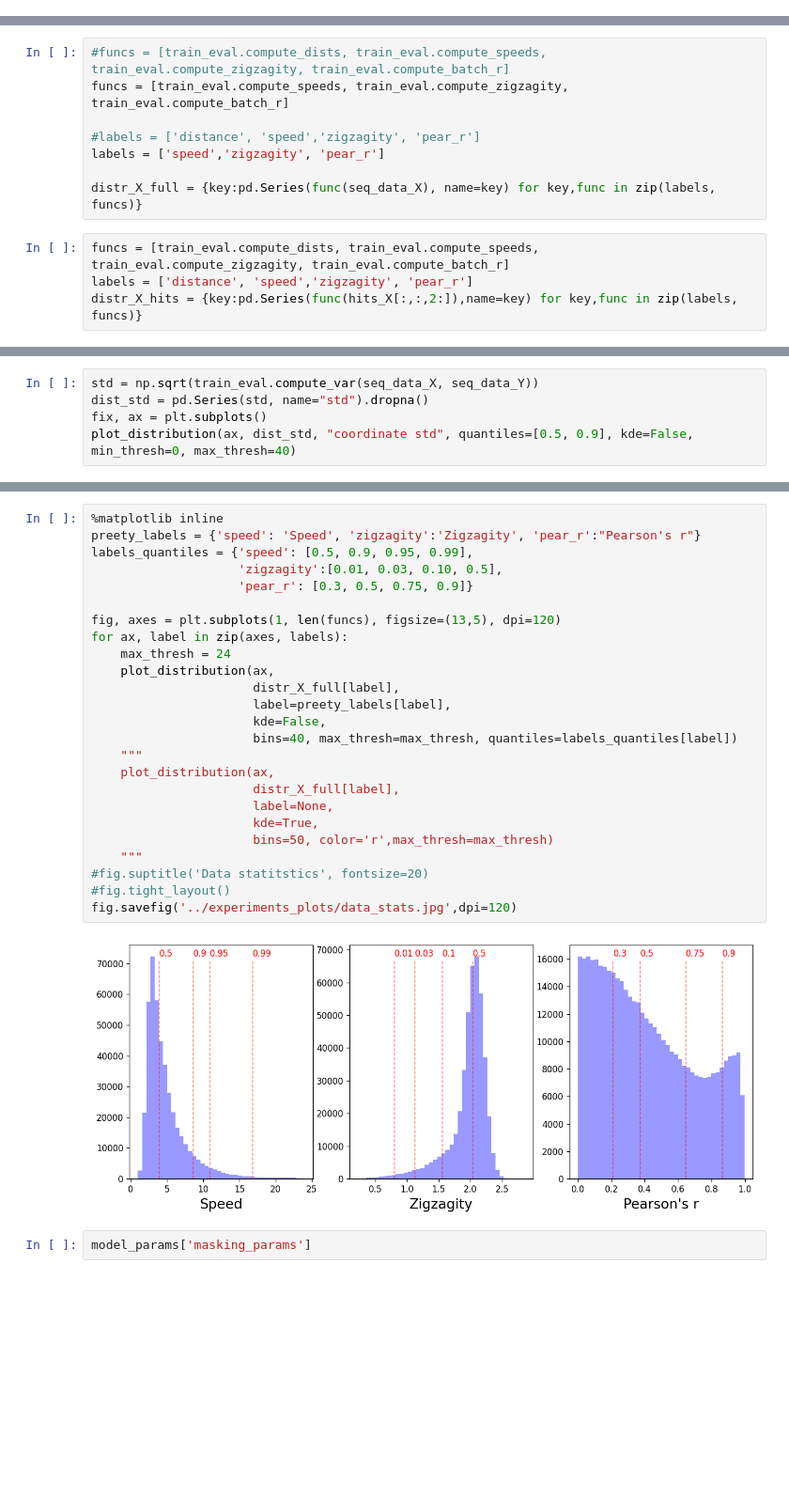
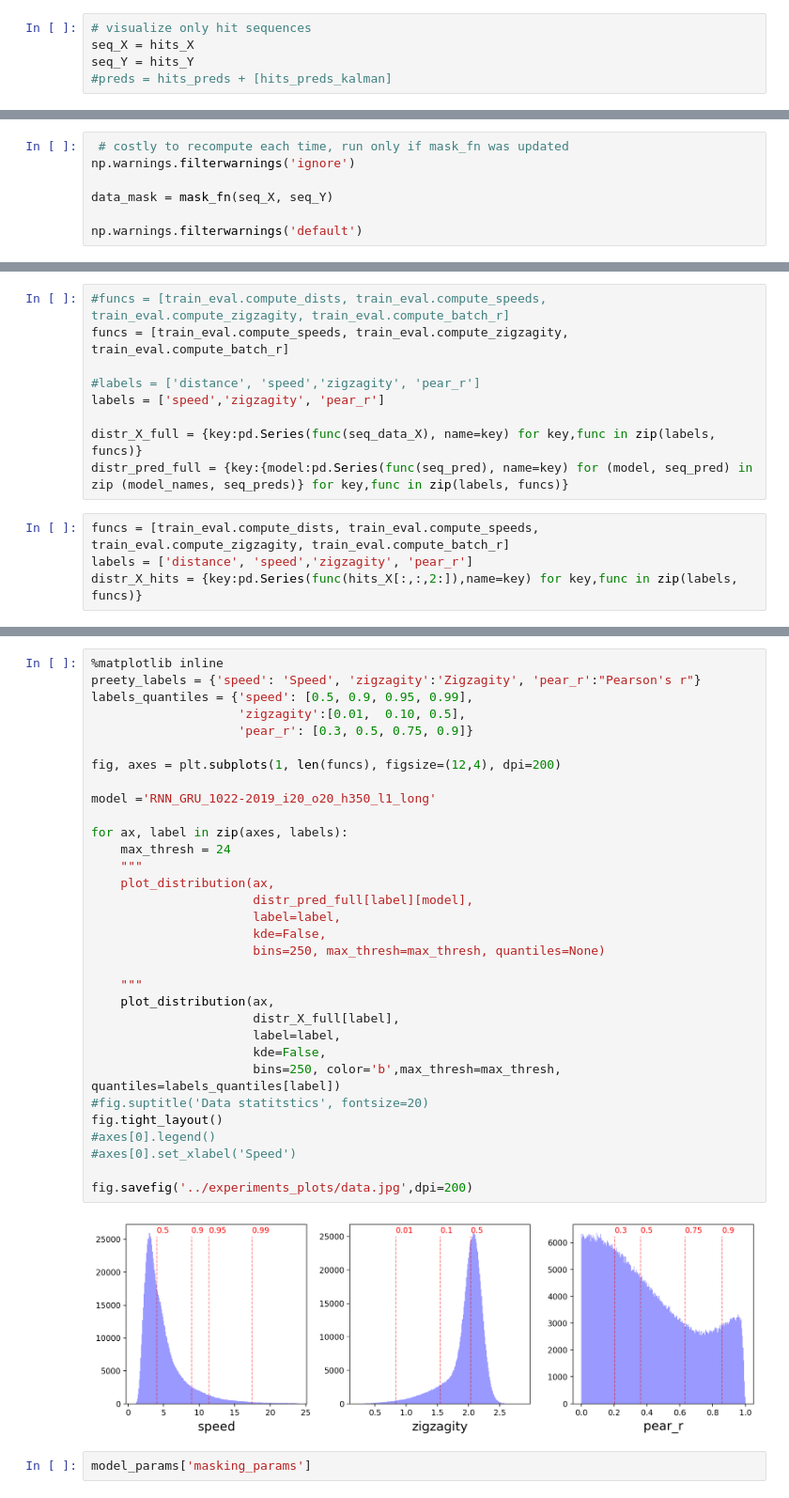
Before and after one commit to regevti/Pogona_Pursuit, a Jupyter notebook: Arena/Prediction/notebooks/predictor_evaluate.ipynb, the cells around one changed output, grey strips where cells are left out. Shown: that part at 94% size. Drawn from its saved outputs; the diff is of its cells as text; blank space fills up the shorter version.

```diff
--- a/Arena/Prediction/notebooks/predictor_evaluate.ipynb
+++ b/Arena/Prediction/notebooks/predictor_evaluate.ipynb
@@ -266,0 +370,5 @@ plt.savefig('../experiments_plots/ADEs_bar.jpg',dpi=200)
+# %%
+# visualize only hit sequences
+seq_X = hits_X
+seq_Y = hits_Y
+#preds = hits_preds + [hits_preds_kalman]
@@ -267,3 +377,10 @@ plt.savefig('../experiments_plots/ADEs_bar.jpg',dpi=200)
+# %%
+ # costly to recompute each time, run only if mask_fn was updated
+np.warnings.filterwarnings('ignore')
+
+data_mask = mask_fn(seq_X, seq_Y)
+
+np.warnings.filterwarnings('default')
 # %%
 %matplotlib widget
 #%matplotlib inline
@@ -369,6 +496,7 @@ funcs = [train_eval.compute_speeds, train_eval.compute_zigzagity, train_eval.com
 labels = ['speed','zigzagity', 'pear_r']
 
 distr_X_full = {key:pd.Series(func(seq_data_X), name=key) for key,func in zip(labels, funcs)}
+distr_pred_full = {key:{model:pd.Series(func(seq_pred), name=key) for (model, seq_pred) in zip (model_names, seq_preds)} for key,func in zip(labels, funcs)}
 # %%
 funcs = [train_eval.compute_dists, train_eval.compute_speeds, train_eval.compute_zigzagity, train_eval.compute_batch_r]
 labels = ['distance', 'speed','zigzagity', 'pear_r']
@@ -403,5 +503,0 @@ sns.distplot(s, bins=50, hist=False)
-# %%
-std = np.sqrt(train_eval.compute_var(seq_data_X, seq_data_Y))
-dist_std = pd.Series(std, name="std").dropna()
-fix, ax = plt.subplots()
-plot_distribution(ax, dist_std, "coordinate std", quantiles=[0.5, 0.9], kde=False, min_thresh=0, max_thresh=40)
@@ -418,30 +508,37 @@ np.quantile(distr_X_full['zigzagity'].dropna(),0.025)
 # %%
 %matplotlib inline
 preety_labels = {'speed': 'Speed', 'zigzagity':'Zigzagity', 'pear_r':"Pearson's r"}
 labels_quantiles = {'speed': [0.5, 0.9, 0.95, 0.99],
-                    'zigzagity':[0.01, 0.03, 0.10, 0.5],
+                    'zigzagity':[0.01,  0.10, 0.5],
                     'pear_r': [0.3, 0.5, 0.75, 0.9]}
 
-fig, axes = plt.subplots(1, len(funcs), figsize=(13,5), dpi=120)
+fig, axes = plt.subplots(1, len(funcs), figsize=(12,4), dpi=200)
+
+model ='RNN_GRU_1022-2019_i20_o20_h350_l1_long'
+
 for ax, label in zip(axes, labels):
     max_thresh = 24
+    """
     plot_distribution(ax,
-                      distr_X_full[label],
-                      label=preety_labels[label],
+                      distr_pred_full[label][model],
+                      label=label,
                       kde=False,
-                      bins=40, max_thresh=max_thresh, quantiles=labels_quantiles[label])
+                      bins=250, max_thresh=max_thresh, quantiles=None)
+
     """
     plot_distribution(ax,
                       distr_X_full[label],
-                      label=None,
-                      kde=True,
-                      bins=50, color='r',max_thresh=max_thresh)
-    """
+                      label=label,
+                      kde=False,
+                      bins=250, color='b',max_thresh=max_thresh, quantiles=labels_quantiles[label])
 #fig.suptitle('Data statitstics', fontsize=20)
-#fig.tight_layout()
-fig.savefig('../experiments_plots/data_stats.jpg',dpi=120)
+fig.tight_layout()
+#axes[0].legend()
+#axes[0].set_xlabel('Speed')
+
+fig.savefig('../experiments_plots/data.jpg',dpi=200)
 # %% [output]
-[figure, old version]
+[figure, new version]
 # %%
 model_params['masking_params']
 # %% [output]
```
Also changed, not shown: parts of 114 cells of this notebook, 18 other files.
